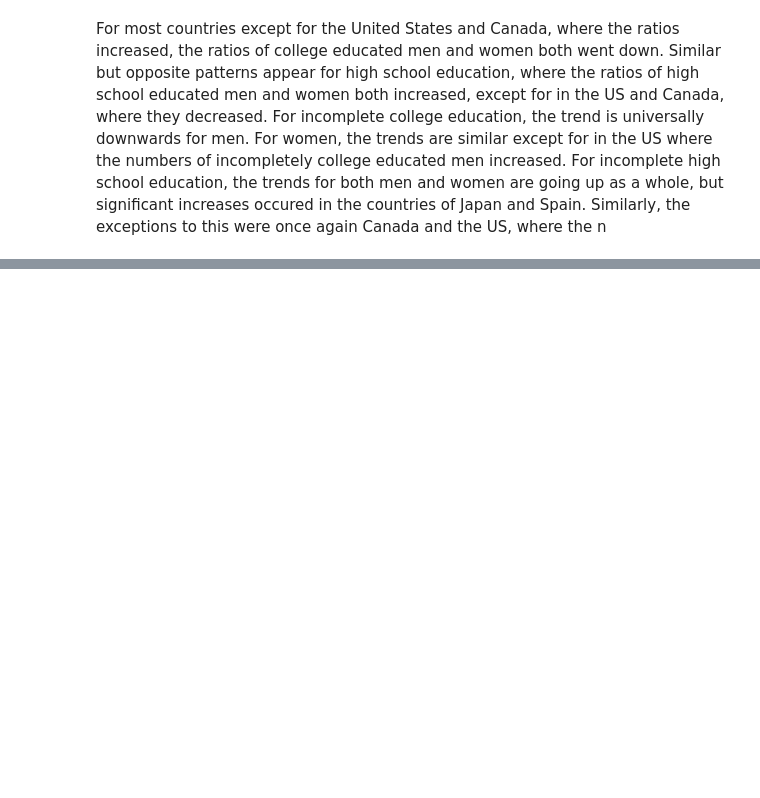
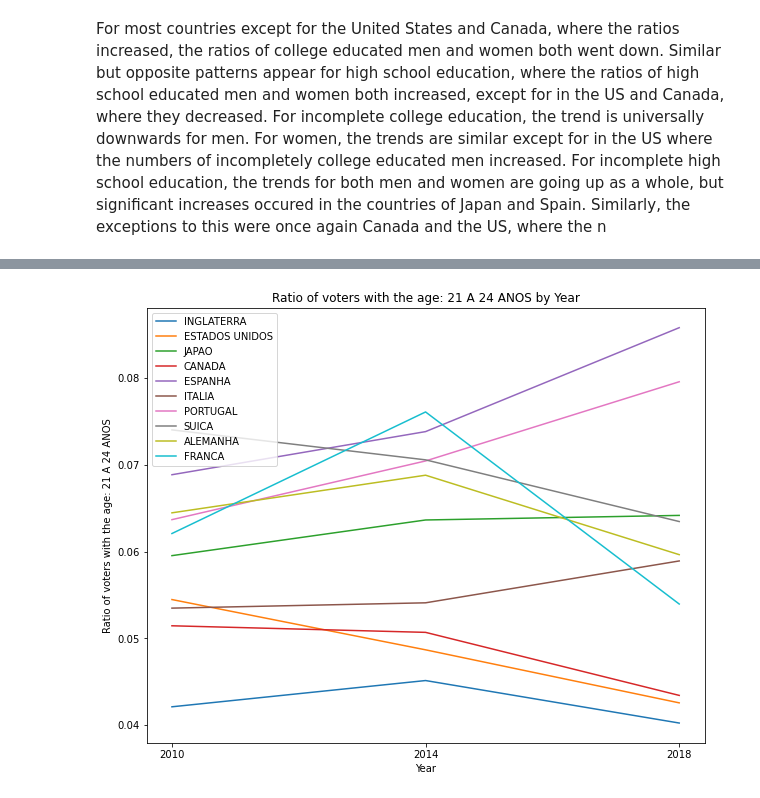
Before and after one commit to BU-Spark/ds-boston-bpda-br-election, a Jupyter notebook: TEAM1/src/electorate_location.ipynb, the cells around one changed output, grey strips where cells are left out. Saved outputs shown, nothing was run; the diff lists cells and outputs as text; code cells hidden in the pictures; blank space fills up the shorter version.

```diff
--- a/TEAM1/src/electorate_location.ipynb
+++ b/TEAM1/src/electorate_location.ipynb
@@ -914,0 +959,4 @@ For most countries except for the United States and Canada, where the ratios inc
+# %%
+plot_age_by_country(top_10_for_age, "21 A 24 ANOS")
+# %% [output]
+[figure, added]
```
Also changed, not shown: parts of 9 cells of this notebook.
